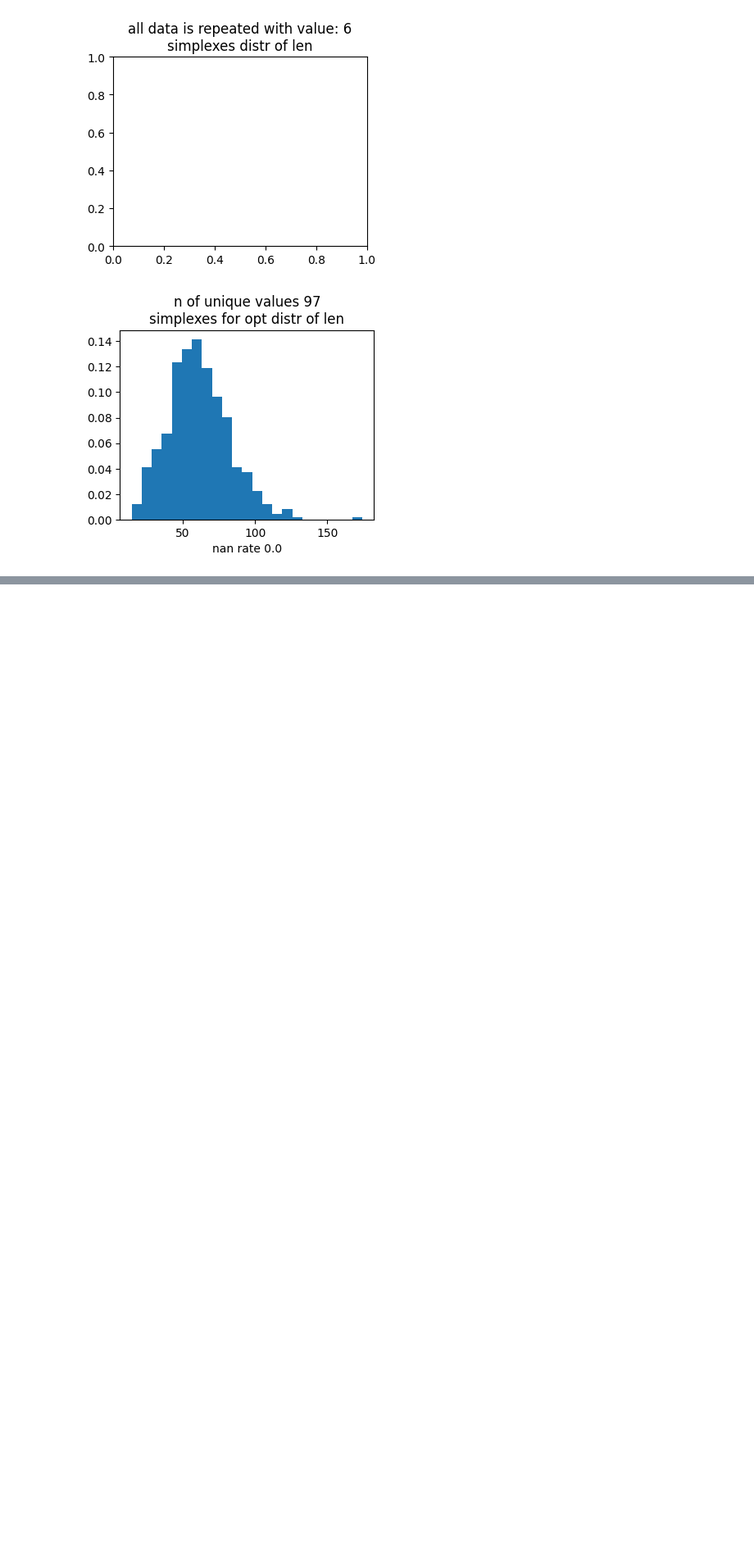
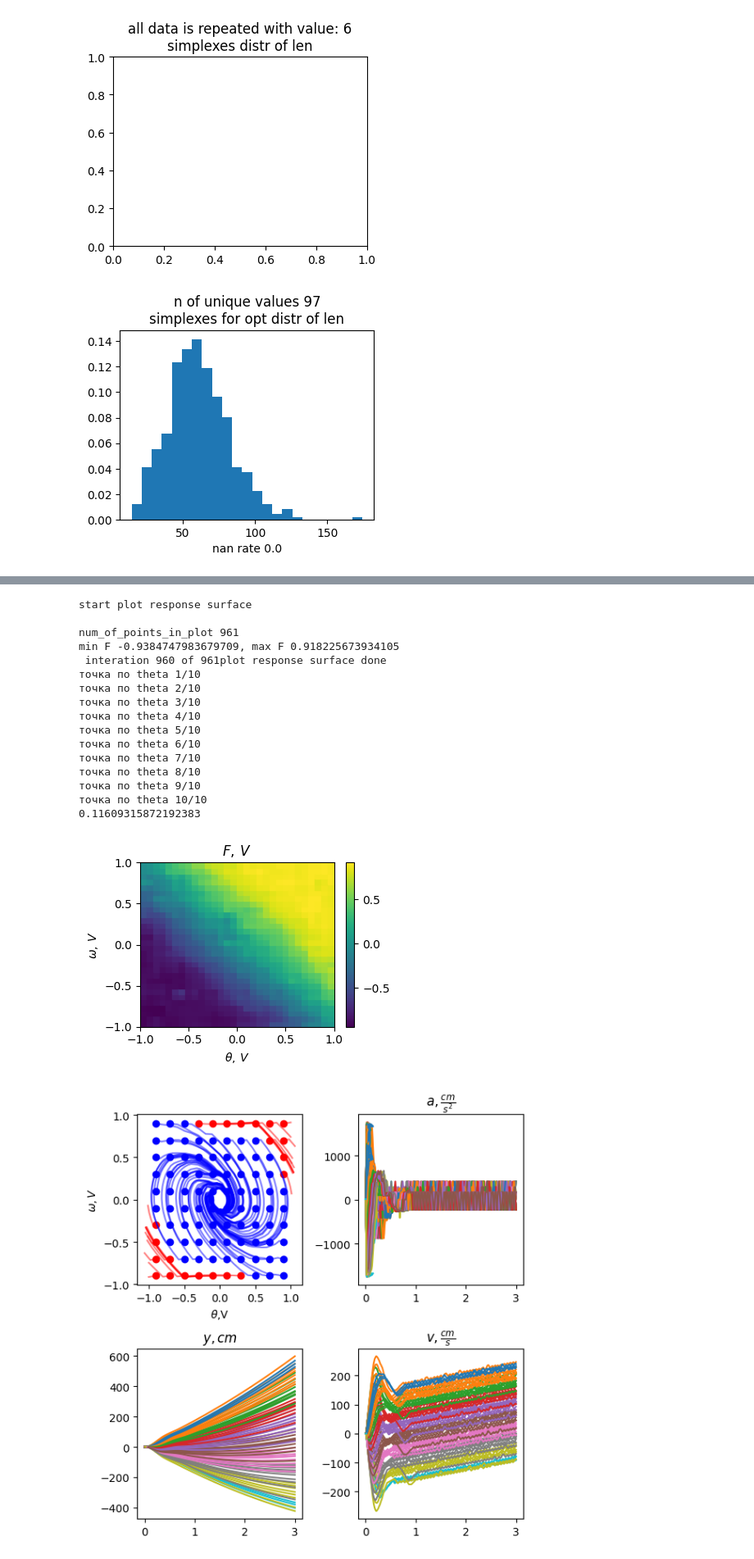
Before and after one commit to RepnikovPavel/lab_2023_controller, a Jupyter notebook: descent_in_simplex_space.ipynb, the cells around one changed output, grey strips where cells are left out. Shown at 82% size. Drawn from its saved outputs; the diff is of its cells as text; code cells hidden in the pictures; blank space fills up the shorter version.

```diff
--- a/descent_in_simplex_space.ipynb
+++ b/descent_in_simplex_space.ipynb
@@ -632,0 +721,5 @@ ax.legend()
+# %%
+p_worst = all_p[sorted_vertesices[-1]]
+opt_best = get_L2_Distrib4D(p_best_gl,shared_integration_supports)
+gen_best=  get_L2_Distrib4D(all_p[sorted_vertesices[0]],shared_integration_supports)
+get_worst = get_L2_Distrib4D(p_worst,shared_integration_supports)
@@ -632,0 +731,70 @@ ax.legend()
+# %%
+p_func = Integrator.make_policy_function(p_xi_eta_gamma=p_worst,
+                                            new_omega_list=shared_integration_supports['new_omega_list'],
+                                            list_for_integrate=shared_integration_supports['list_for_integrate'],
+                                            projection_to_x_y_info=shared_integration_supports[
+                                                'projection_to_x_y_info'],
+                                            shared_Rects=shared_integration_supports['Rects'],
+                                            shared_Grids=shared_integration_supports['Grids'],
+                                            print_time_of_this_func=False
+                                            )
+fig1,axs1 = plot_policy_function(mode_of_plot='map',
+                        filepath_to_save_response_surface='',
+                        p_func=p_func,
+                        Grids=shared_integration_supports['Grids'],
+                        block_canvas=False
+                        )
+fig1.set_size_inches(4,3)
+condition_of_break = np.asarray([
+    config.theta_range,
+    config.omega_range,
+    [-9999.0, 9999.0],
+    [-9999.0, 9999.0]
+])
+psi = make_psi(policy_func=p_func,
+                translators_units_of_measurement=config.translators_units_of_measurement)
+
+sym_params_ =  {'x_1_range': [-0.9, 0.9], 'x_2_range': [-0.9,  0.9],  'n_x_for_sim': 10, 'n_y_for_sim': 10}
+simulation = make_simulation_for_one_policy_function(
+    psi=psi,
+    phys_sim_params=config.phys_sim_params,
+    condition_of_break=condition_of_break,
+    object_params=config.phys_params,
+    use_an_early_stop=False
+)
+
+T = config.phys_sim_params['t_end']
+
+
+results_ = get_sim_results(simulation=simulation,
+                        phys_sim_params=config.phys_sim_params,
+                        plot_tr_params=sym_params_,
+                        units_translators=config.translators_units_of_measurement)
+fig2,ax2 = plot_trajectories(simulation=simulation,
+                    phys_sim_params=config.phys_sim_params,
+                    plot_tr_params=sym_params_,
+                    units_translators=config.translators_units_of_measurement,
+                    make_animation=False)
+fig2.set_size_inches(6,6)
+fig2.tight_layout()
+save_plot_to(fig1,os.path.join(path_to_save, 'rd_policy_before.png'))
+save_plot_to(fig2,os.path.join(path_to_save, 'rd_summary_before.png'))
+# %% [output]
+start plot response surface
+
+num_of_points_in_plot 961
+min F -0.9384747983679709, max F 0.918225673934105
+ interation 960 of 961plot response surface done
+точка по theta 1/10
+точка по theta 2/10
+точка по theta 3/10
+точка по theta 4/10
+точка по theta 5/10
+точка по theta 6/10
+точка по theta 7/10
+точка по theta 8/10
+точка по theta 9/10
+точка по theta 10/10
+0.11609315872192383
+[figure, added]
+[figure, added]
```
Also changed, not shown: parts of 6 cells of this notebook.
